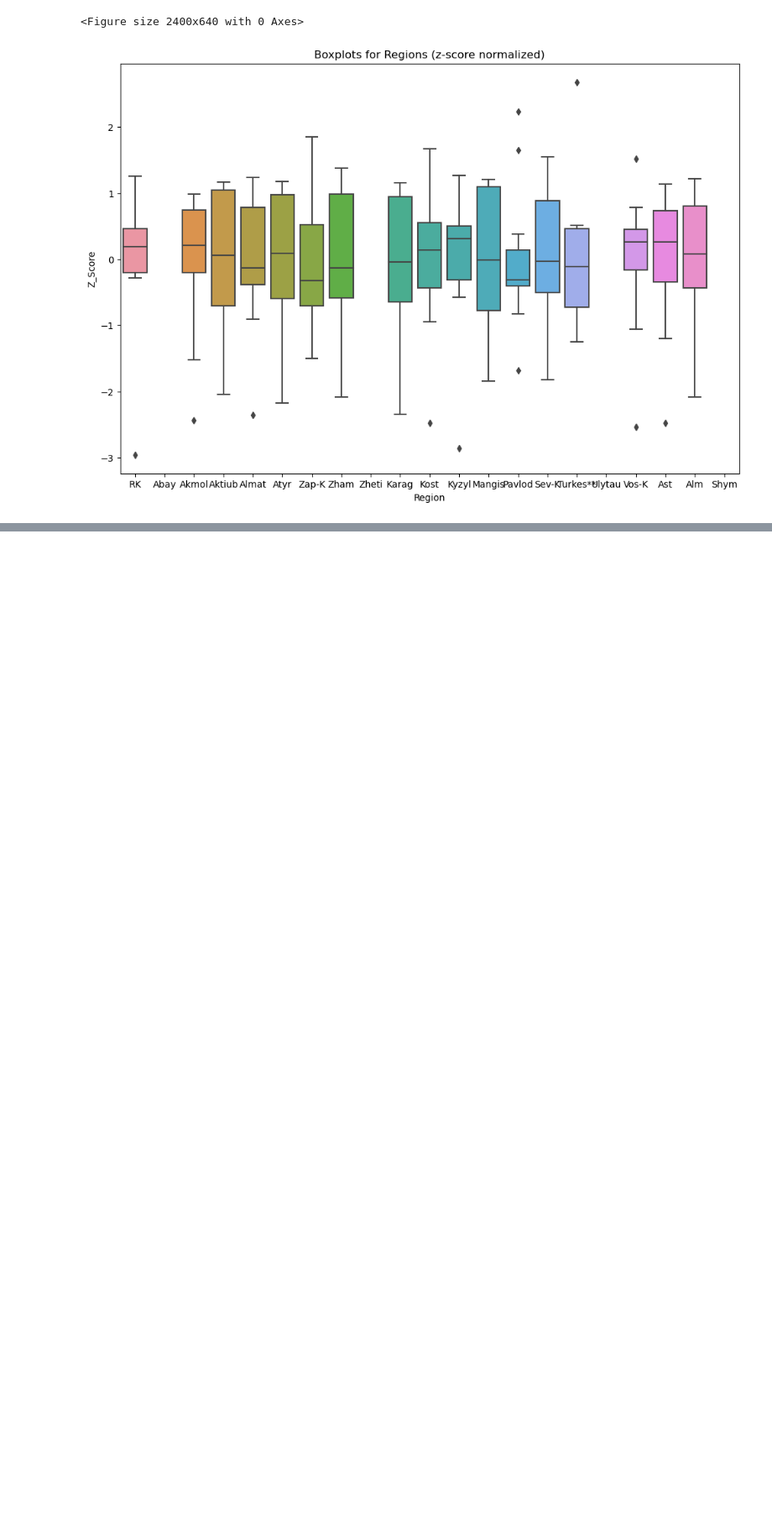
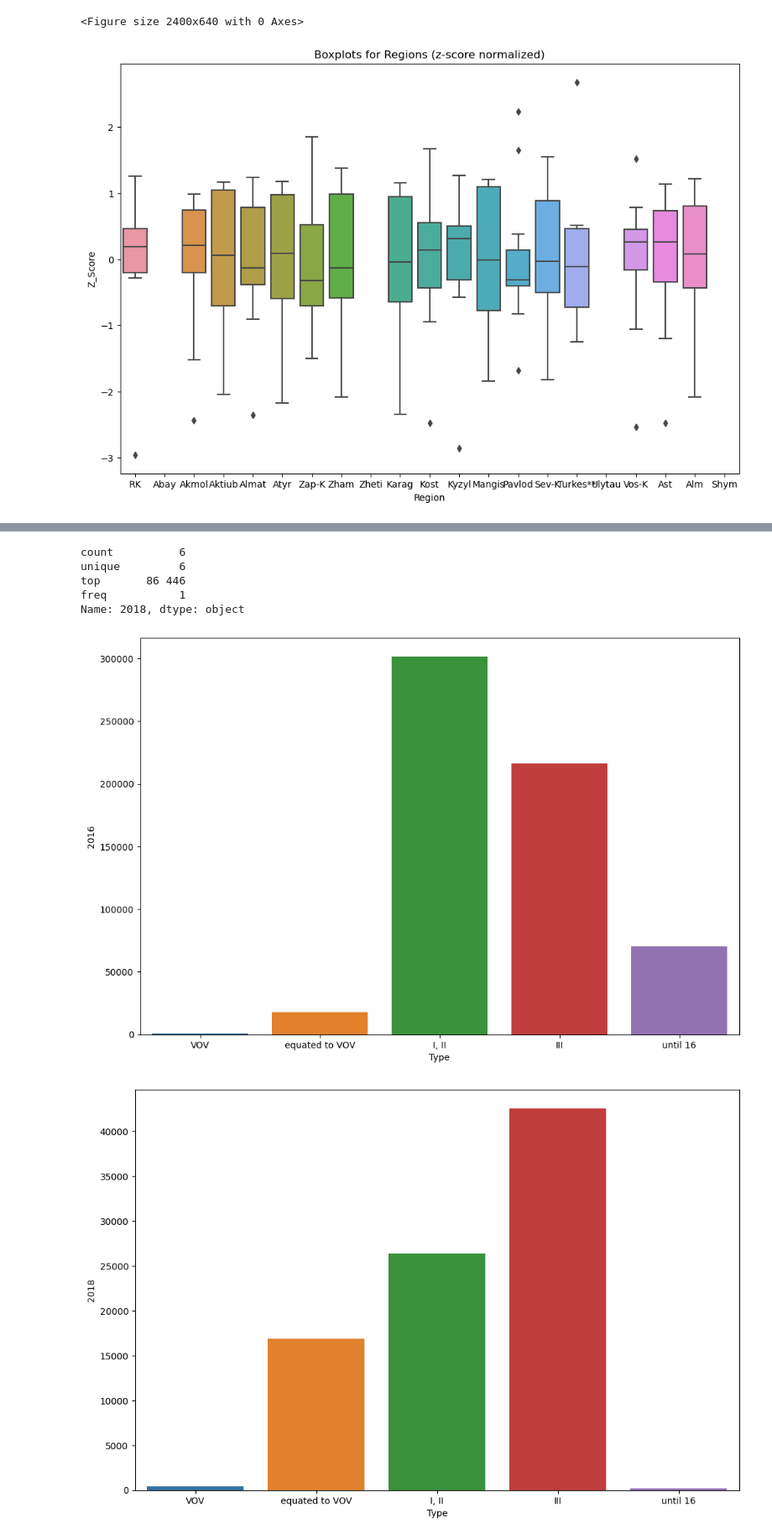
Before and after one commit to Cupcakeiris/investigate, a Jupyter notebook: inva.ipynb, the cells around one changed output, grey strips where cells are left out. Shown at 84% size. Saved outputs shown, nothing was run; the diff lists cells and outputs as text; code cells hidden in the pictures; blank space fills up the shorter version.

```diff
--- a/inva.ipynb
+++ b/inva.ipynb
@@ -225,0 +282,18 @@ inva_children_ratio
+# %%
+benefits['2018'].describe()
+# %% [output]
+count          6
+unique         6
+top       86 446
+freq           1
+Name: 2018, dtype: object
+# %%
+for col in benefits.columns[1:]:
+    benefits[col] = pd.to_numeric(benefits[col].str.replace(' ', ''), errors='coerce')
+
+for year in range(2016, 2023, 2):
+    temp = benefits.drop(index=inva.index[0], axis=0).dropna()
+    barplot(temp, x='Type', y=str(year))
+# %% [output]
+[figure, added]
+[figure, added]
```
Also changed, not shown: parts of 39 cells of this notebook, 6 other files.
